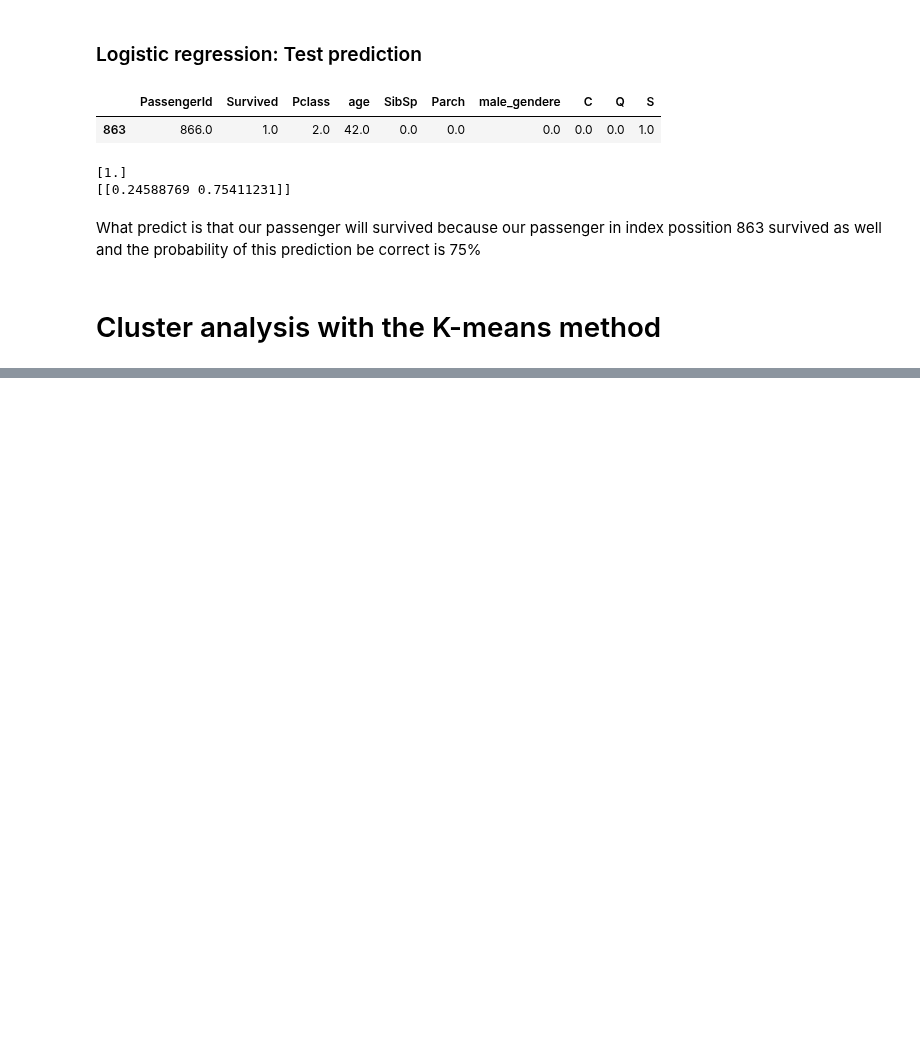
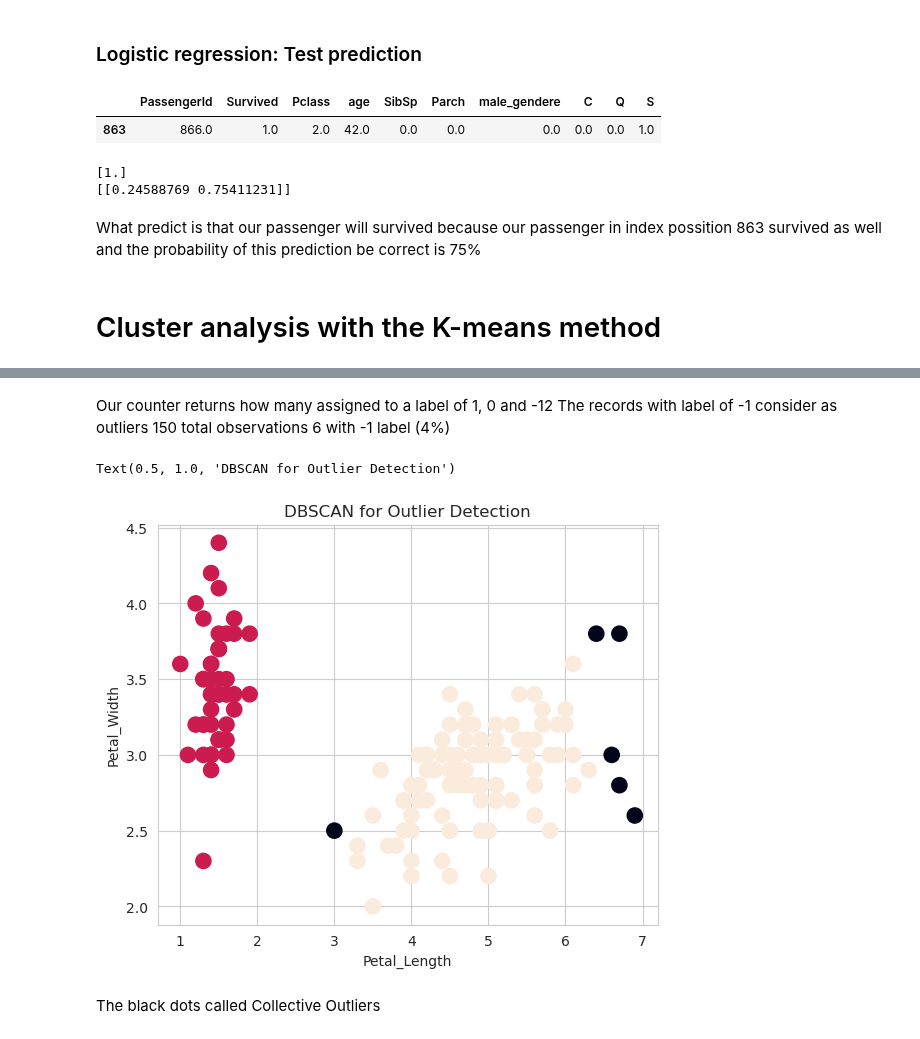
Before and after one commit to Mahdi90s/Python_repository, a Jupyter notebook: Python_Code/Python_Learning_Part2.ipynb, the cells around one changed output, grey strips where cells are left out. Drawn from its saved outputs; the diff is of its cells as text; code cells hidden in the pictures; blank space fills up the shorter version.

```diff
--- a/Python_Code/Python_Learning_Part2.ipynb
+++ b/Python_Code/Python_Learning_Part2.ipynb
@@ -610,0 +792,4 @@ print (LogReg.predict_proba(test_passenger)) # we want to print out probability
+# %%
+from sklearn.cluster import DBSCAN
+
+rcParams ['figure.figsize'] =5, 4
@@ -610,0 +799,9 @@ print (LogReg.predict_proba(test_passenger)) # we want to print out probability
+# %%
+df = pd.read_csv (filepath_or_buffer='/home/micheal/Documents/GitHub/python-for-data-science-and-machine-learning-essential-training-part-2-3016934/data/iris.data.csv', header=None, sep=',')
+
+df.columns = ['Sepal_Length', 'Sepal_Width', 'Petal_Lenght', 'Petal_Width', 'Species']
+
+data = df.iloc[:,0:4].values
+target = df.iloc[:,4].values
+
+df[:5]
@@ -610,0 +815,7 @@ print (LogReg.predict_proba(test_passenger)) # we want to print out probability
+# %%
+# instantiate the model
+
+model = DBSCAN(eps=0.8, min_samples=19) # it says we want maximum distance between two sample be 0.8 in order to be considered in same neighberhood. 19 says each points must have minimum 19 samples to be considered as core
+model.fit(data)
+
+print (model)
@@ -610,0 +841,20 @@ print (LogReg.predict_proba(test_passenger)) # we want to print out probability
+# %% [markdown]
+Our counter returns how many assigned to a label of 1, 0 and -12
+The records with label of -1 consider as outliers 150 total observations 6 with -1 label (4%)
+# %%
+# visualization of our clustering result
+fig = plt.figure()
+ax = fig.add_axes([.1, .1, 1, 1])
+
+colors = model.labels_
+
+ax.scatter(data[:,2], data[:,1], c=colors, s= 120)
+
+ax.set_xlabel('Petal_Length')
+ax.set_ylabel('Petal_Width')
+plt.title ('DBSCAN for Outlier Detection')
+# %% [output]
+Text(0.5, 1.0, 'DBSCAN for Outlier Detection')
+[figure, added]
+# %% [markdown]
+The black dots called Collective Outliers
```
Also changed, not shown: parts of 30 cells of this notebook.
